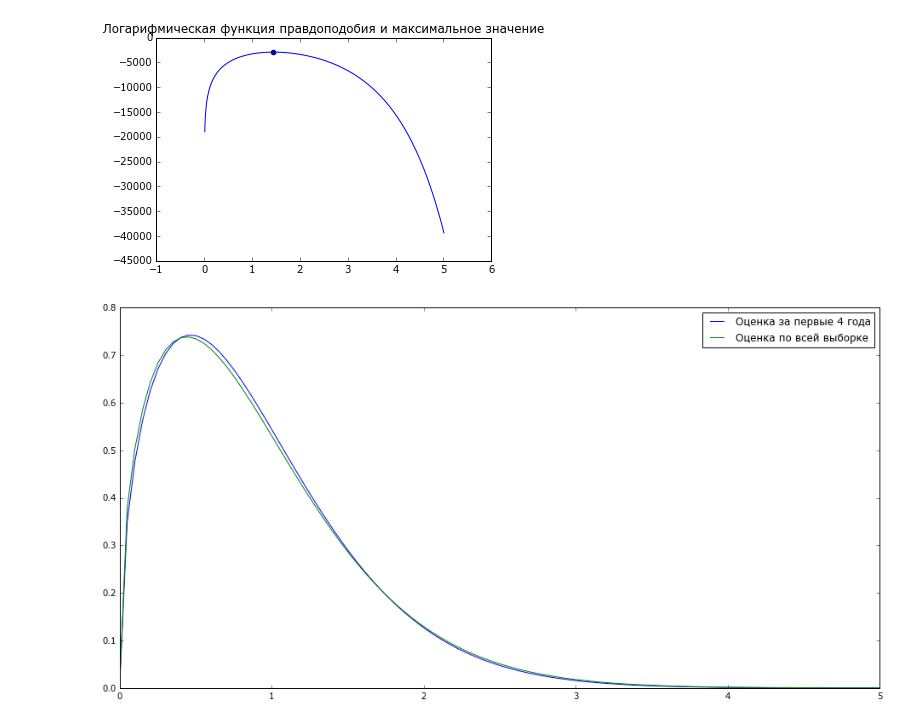
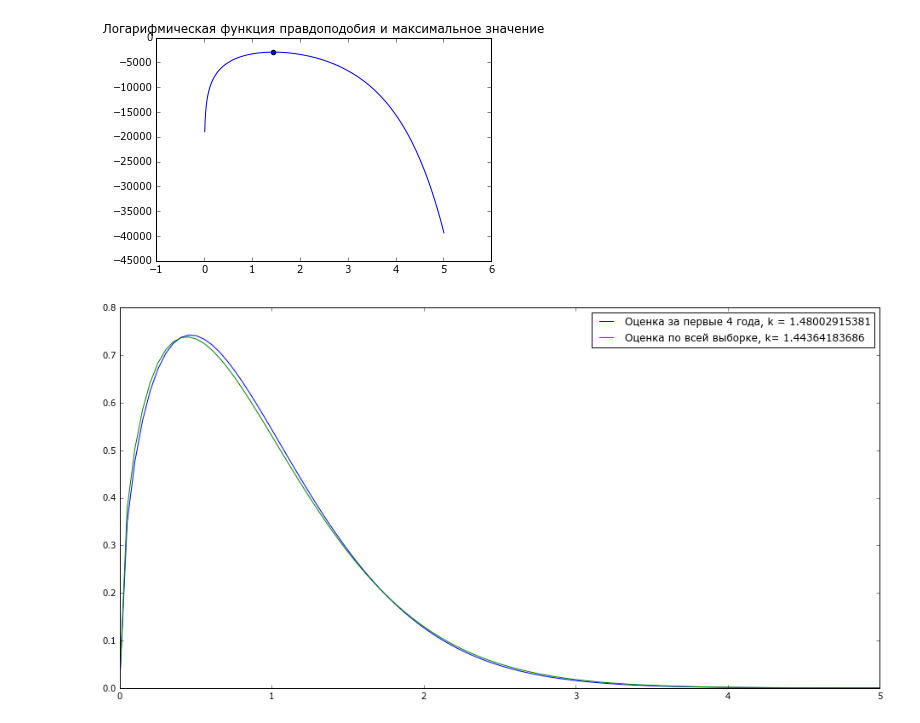
Before and after one commit to max-dankow/MIPT-Math-Statistics, a Jupyter notebook: Dankovtsev_497_2.3.ipynb, the cells around one changed output. Saved outputs shown, nothing was run; the diff lists cells and outputs as text; code cells hidden in the pictures.

```diff
--- a/Dankovtsev_497_2.3.ipynb
+++ b/Dankovtsev_497_2.3.ipynb
@@ -64,12 +64,12 @@ all_years = max_arg(len(sample))
 # %%
 # График плотности искомого распределения.
 x = np.linspace(0, 5, 100)
 y = [p(four_years, t) for t in x]
 z = [p(all_years, t) for t in x]
 plt.figure(figsize=(16, 8))
-plt.plot(x, y, label=u"Оценка за первые 4 года")
-plt.plot(x, z, label=u"Оценка по всей выборке")
+plt.plot(x, y, label=u"Оценка за первые 4 года, k = " + str(four_years))
+plt.plot(x, z, label=u"Оценка по всей выборке, k= " + str(all_years))
 plt.legend()
 plt.show()
 # %% [output]
-[figure, old version]
+[figure, new version]
```
Also changed, not shown: 1 other file.
